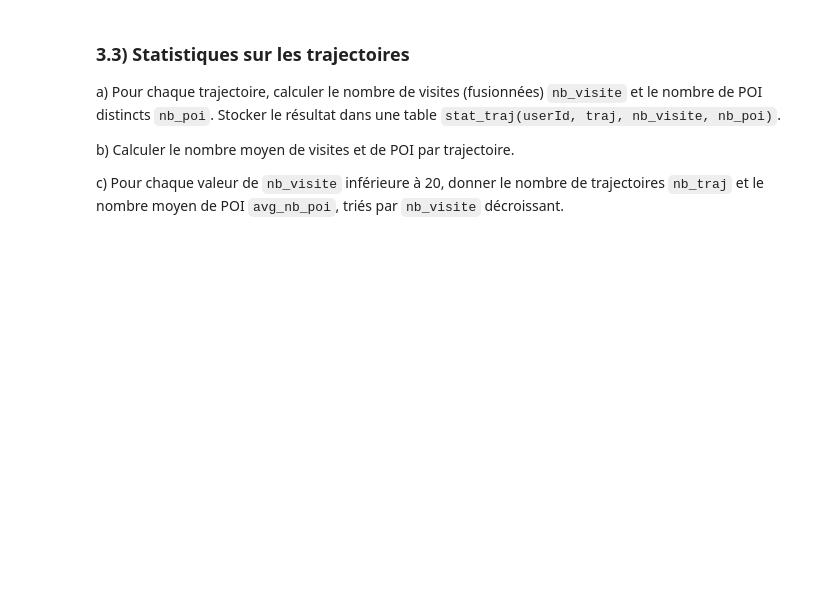
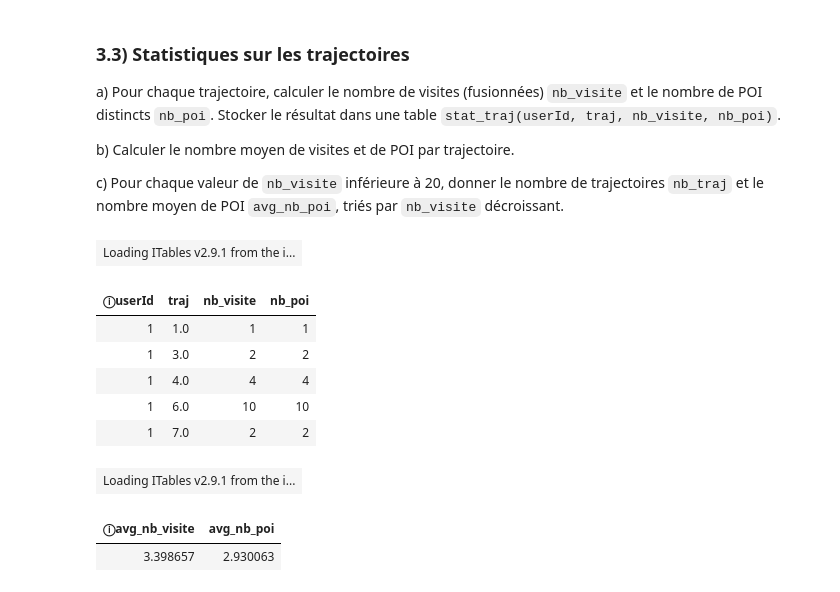
Before and after one commit to cwilson-su/Large-Scale-Data-Analytics-Labs, a Jupyter notebook: LAB2_2026_Fenetres_avec_duckdb.ipynb, the cells around one changed output. Drawn from its saved outputs; the diff is of its cells as text; code cells hidden in the pictures; blank space fills up the shorter version.

```diff
--- a/LAB2_2026_Fenetres_avec_duckdb.ipynb
+++ b/LAB2_2026_Fenetres_avec_duckdb.ipynb
@@ -1359,0 +1450,31 @@ db.sql("""
+# %%
+db.sql("""
+CREATE OR REPLACE TABLE stat_traj AS
+SELECT
+    userId,
+    traj,
+    COUNT(*) AS nb_visite,
+    COUNT(DISTINCT poi) AS nb_poi
+FROM trajectoire
+GROUP BY userId, traj
+""")
+
+display(db.sql("SELECT * FROM stat_traj LIMIT 5"))
+# %% [output]
+| Loading ITables v2.9.1 from the i... |
+| ⓘuserId | traj | nb_visite | nb_poi |
+| 1 | 1.0 | 1 | 1 |
+| 1 | 3.0 | 2 | 2 |
+| 1 | 4.0 | 4 | 4 |
+| 1 | 6.0 | 10 | 10 |
+| 1 | 7.0 | 2 | 2 |
+# %%
+%%sql
+SELECT
+    AVG(nb_visite) AS avg_nb_visite,
+    AVG(nb_poi) AS avg_nb_poi
+FROM stat_traj;
+# %% [output]
+| Loading ITables v2.9.1 from the i... |
+| ⓘavg_nb_visite | avg_nb_poi |
+| 3.398657 | 2.930063 |
```
Also changed, not shown: parts of 9 cells of this notebook.
